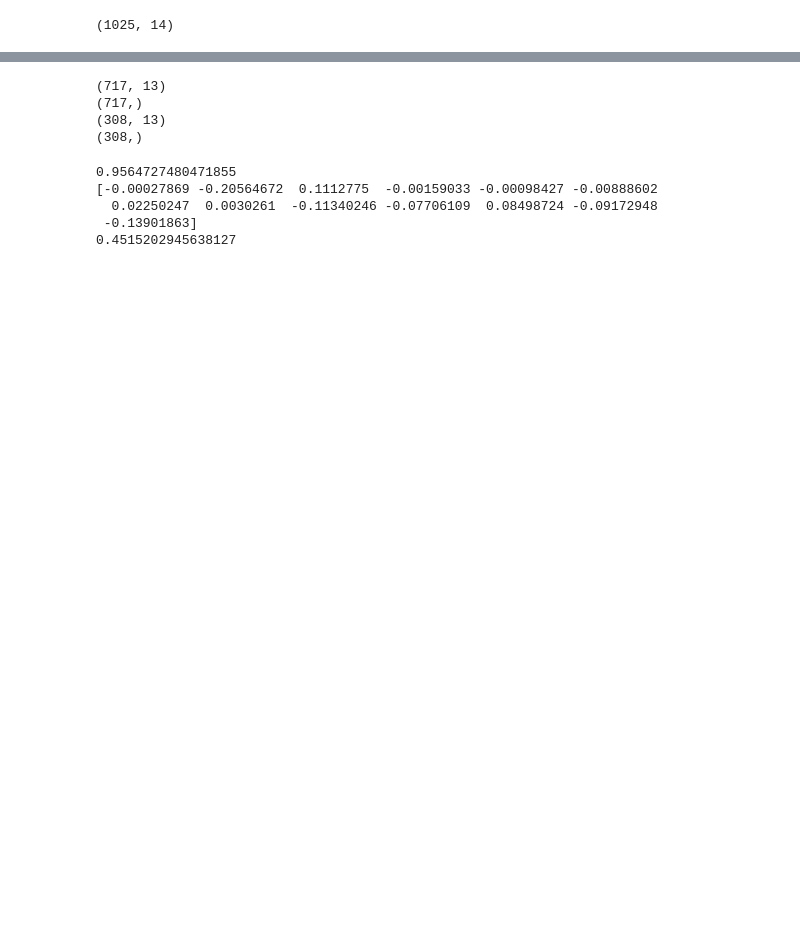
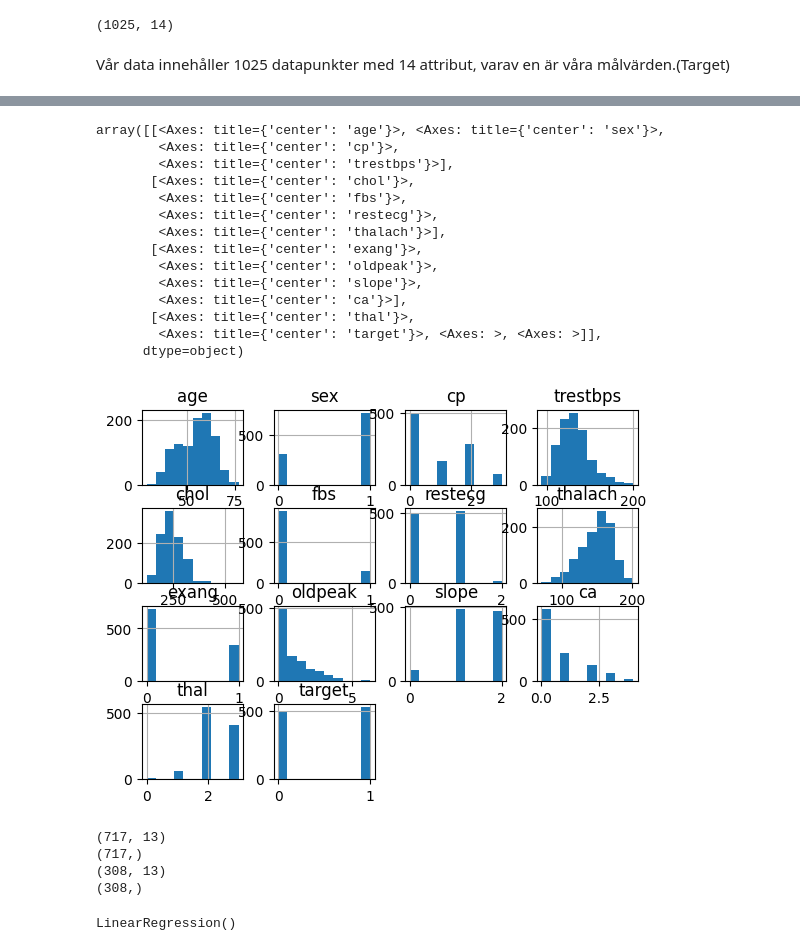
Before and after one commit to mohamadtorres/machinelearningKoolac, a Jupyter notebook: PY23_linjärregression/heart.ipynb, the cells around one changed output, grey strips where cells are left out. Cells and saved outputs as stored; diff of their text form; code cells hidden in the pictures; blank space fills up the shorter version.

```diff
--- a/PY23_linjärregression/heart.ipynb
+++ b/PY23_linjärregression/heart.ipynb
@@ -20,6 +35,8 @@ df.head()
 df.shape
 # %% [output]
 (1025, 14)
+# %% [markdown]
+Vår data innehåller 1025 datapunkter med 14 attribut, varav en är våra målvärden.(Target)
 # %%
 df.describe()
 # %% [output]
@@ -38,0 +52,19 @@ X_train, X_test, y_train, y_test = train_test_split(X, y, train_size=0.7 , rando
+# %%
+#att använda histogram för att kunna se vad finns i datan
+df.hist()
+# %% [output]
+array([[<Axes: title={'center': 'age'}>, <Axes: title={'center': 'sex'}>,
+        <Axes: title={'center': 'cp'}>,
+        <Axes: title={'center': 'trestbps'}>],
+       [<Axes: title={'center': 'chol'}>,
+        <Axes: title={'center': 'fbs'}>,
+        <Axes: title={'center': 'restecg'}>,
+        <Axes: title={'center': 'thalach'}>],
+       [<Axes: title={'center': 'exang'}>,
+        <Axes: title={'center': 'oldpeak'}>,
+        <Axes: title={'center': 'slope'}>,
+        <Axes: title={'center': 'ca'}>],
+       [<Axes: title={'center': 'thal'}>,
+        <Axes: title={'center': 'target'}>, <Axes: >, <Axes: >]],
+      dtype=object)
+[figure, added]
@@ -48,14 +89,6 @@ print(y_test.shape)
 (308,)
 # %%
 lr = LinearRegression()
-lr = lr.fit(X_train, y_train)
+lr.fit(X_train, y_train)
+# %% [output]
+LinearRegression()
-# %%
-print(lr.intercept_)
-print(lr.coef_)
-print(lr.score(X_test, y_test))
-# %% [output]
-0.9564727480471855
-[-0.00027869 -0.20564672  0.1112775  -0.00159033 -0.00098427 -0.00888602
-  0.02250247  0.0030261  -0.11340246 -0.07706109  0.08498724 -0.09172948
- -0.13901863]
-0.4515202945638127
```
Also changed, not shown: parts of 7 cells of this notebook.
